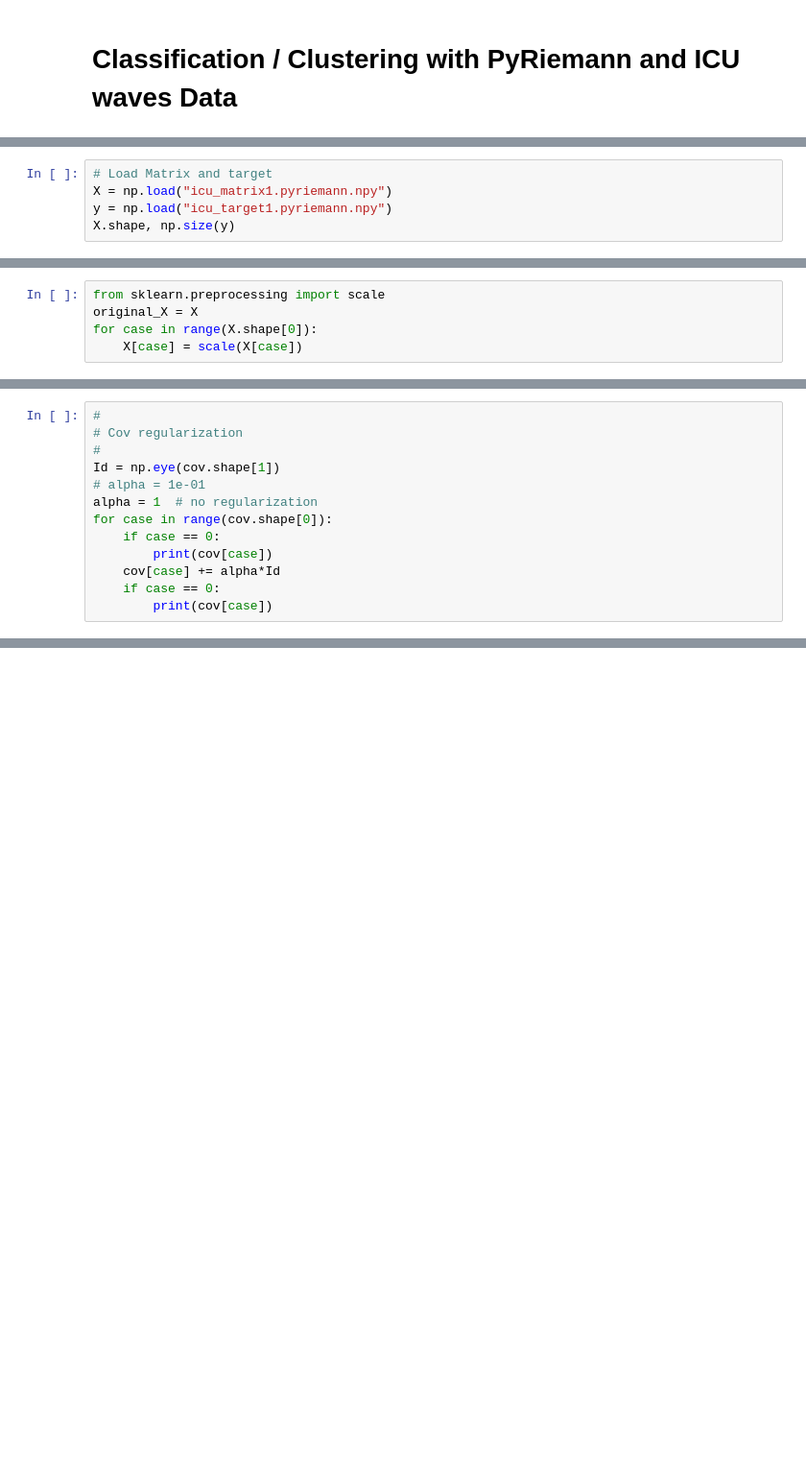
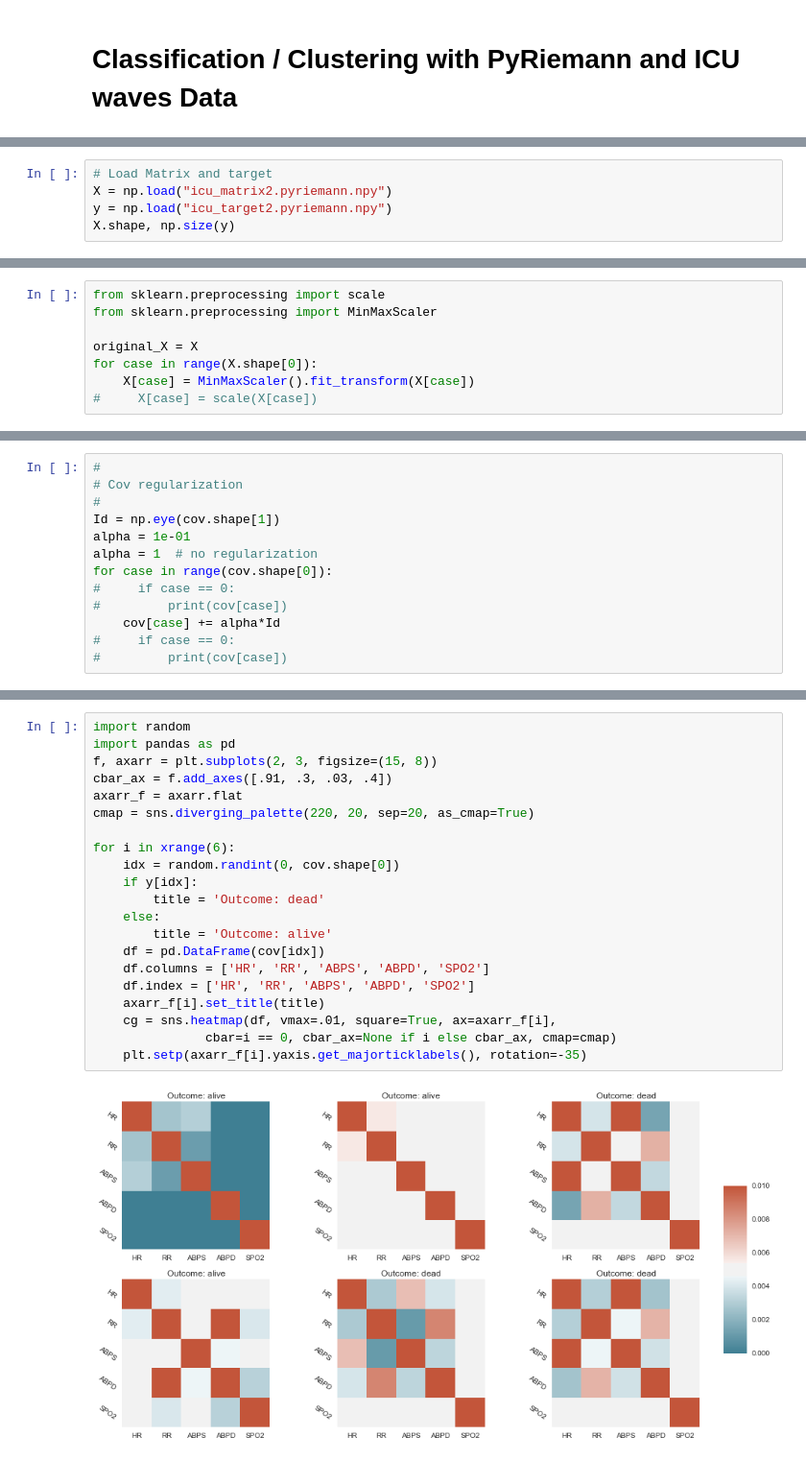
Before and after one commit to catherineverdiergo/IPYNB, a Jupyter notebook: ICU Classif.ipynb, the cells around one changed output, grey strips where cells are left out. Shown: that part at 96% size. Cells and saved outputs as stored; diff of their text form; blank space fills up the shorter version.

```diff
--- a/ICU Classif.ipynb
+++ b/ICU Classif.ipynb
@@ -33,6 +29,6 @@ sklearn.__version__: 0.17.1
 # %%
 # Load Matrix and target
-X = np.load("icu_matrix1.pyriemann.npy")
-y = np.load("icu_target1.pyriemann.npy")
+X = np.load("icu_matrix2.pyriemann.npy")
+y = np.load("icu_target2.pyriemann.npy")
 X.shape, np.size(y)
 # %% [output]
@@ -46,8 +42,11 @@ print(float(len(np.nonzero(y)[0])) / float(len(y))* 100.)
 # %%
 from sklearn.preprocessing import scale
+from sklearn.preprocessing import MinMaxScaler
+
 original_X = X
 for case in range(X.shape[0]):
-    X[case] = scale(X[case])
+    X[case] = MinMaxScaler().fit_transform(X[case])
+#     X[case] = scale(X[case])
 # %%
 from pyriemann.estimation import Covariances
 from pyriemann.classification import MDM, FgMDM
@@ -63,11 +64,11 @@ cov.shape
 # Cov regularization
 #
 Id = np.eye(cov.shape[1])
-# alpha = 1e-01
+alpha = 1e-01
 alpha = 1  # no regularization
 for case in range(cov.shape[0]):
-    if case == 0:
-        print(cov[case])
+#     if case == 0:
+#         print(cov[case])
     cov[case] += alpha*Id
-    if case == 0:
-        print(cov[case])
+#     if case == 0:
+#         print(cov[case])
@@ -94,0 +75,23 @@ plt.plot(range(len(accuracy)), accuracy)
+# %%
+import random
+import pandas as pd
+f, axarr = plt.subplots(2, 3, figsize=(15, 8))
+cbar_ax = f.add_axes([.91, .3, .03, .4])
+axarr_f = axarr.flat
+cmap = sns.diverging_palette(220, 20, sep=20, as_cmap=True)
+
+for i in xrange(6):
+    idx = random.randint(0, cov.shape[0])
+    if y[idx]:
+        title = 'Outcome: dead'
+    else:
+        title = 'Outcome: alive'
+    df = pd.DataFrame(cov[idx])
+    df.columns = ['HR', 'RR', 'ABPS', 'ABPD', 'SPO2']
+    df.index = ['HR', 'RR', 'ABPS', 'ABPD', 'SPO2']
+    axarr_f[i].set_title(title)
+    cg = sns.heatmap(df, vmax=.01, square=True, ax=axarr_f[i],
+               cbar=i == 0, cbar_ax=None if i else cbar_ax, cmap=cmap)
+    plt.setp(axarr_f[i].yaxis.get_majorticklabels(), rotation=-35)
+# %% [output]
+[figure, added]
```
Also changed, not shown: parts of 20 cells of this notebook.
